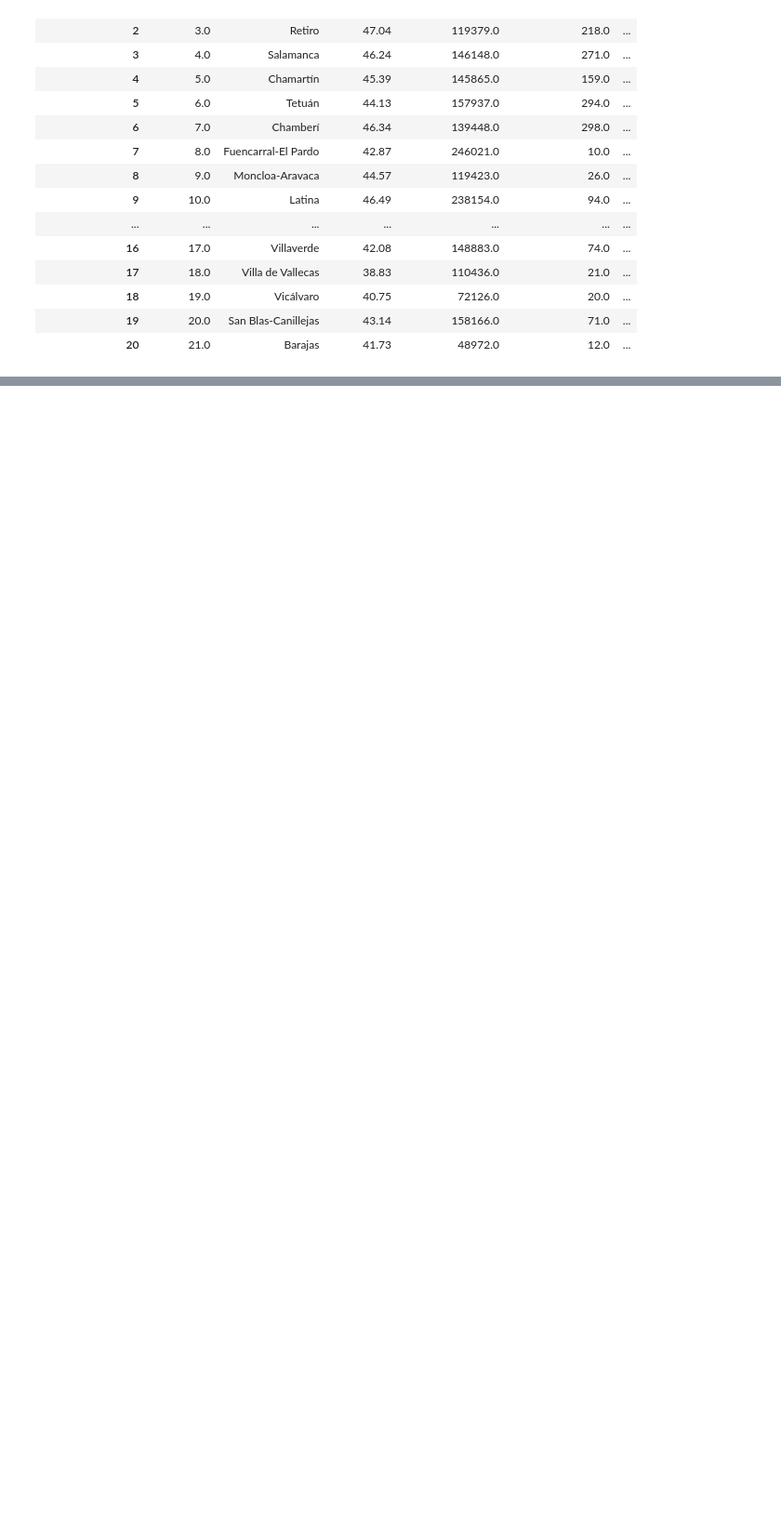
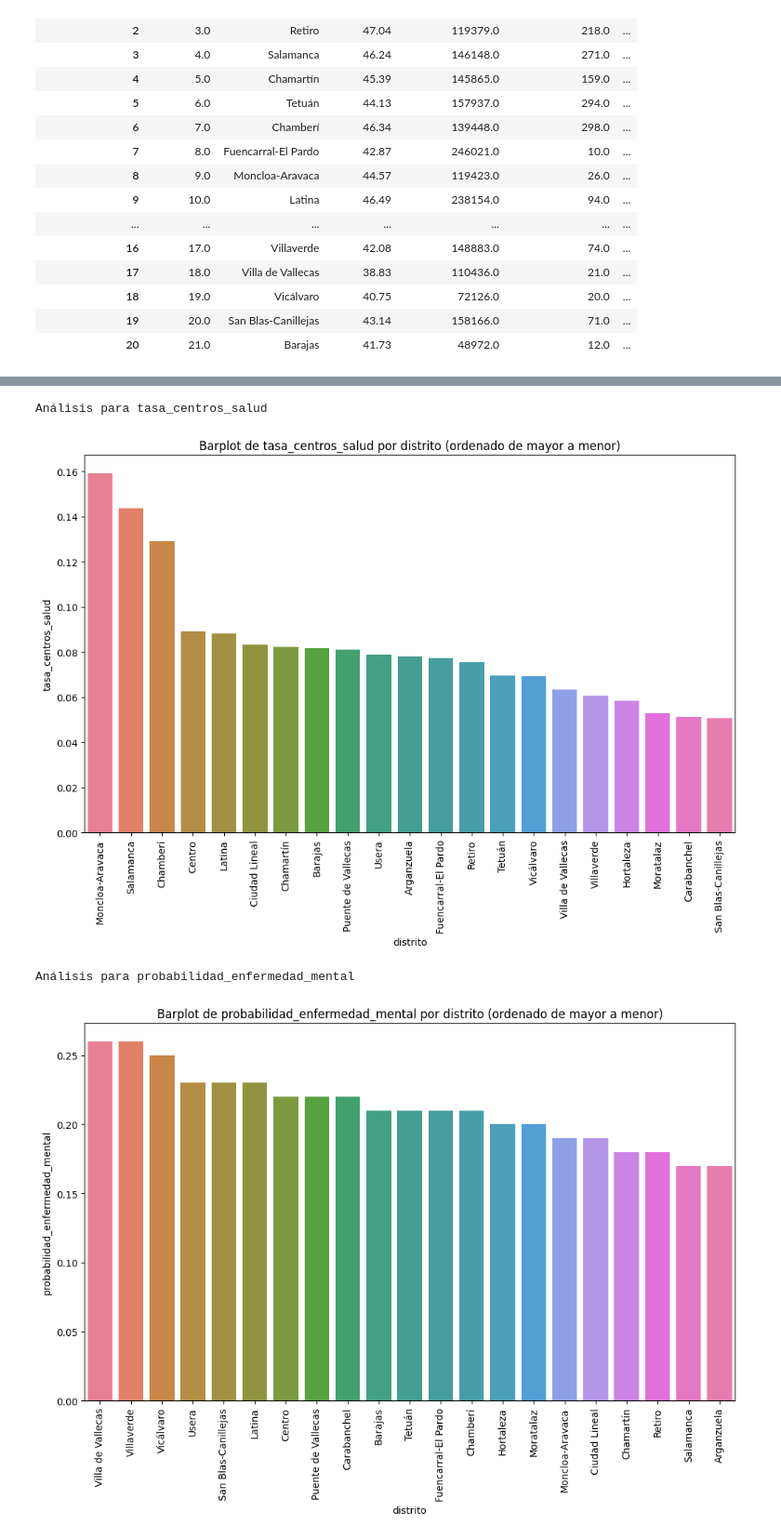
Before and after one commit to almudenaolg/Desigualdad-Distritos-Madrid, a Jupyter notebook: code/exploratory.ipynb, the cells around one changed output, grey strips where cells are left out. Shown at 93% size. Saved outputs shown, nothing was run; the diff lists cells and outputs as text; code cells hidden in the pictures; blank space fills up the shorter version.

Commit message:
AHP y retoques finales en datos

```diff
--- a/code/exploratory.ipynb
+++ b/code/exploratory.ipynb
@@ -232,0 +581,7 @@ Información sobre la inversión pública en cada distrito y área de gasto.
+# %%
+#Seleccionamos las columnas finales
+df_salud = df_salud[['cod_distrito', 'distrito', 'autopercepcion_salud_buena',
+       'consumo_de_medicamentos', 'presencia_enfermedad_cronica',
+       'probabilidad_enfermedad_mental', 'sedentarismo', 'esperanza_vida',
+       'tasa_discapacitados', 'tasa_centros_sanitarios']]
+df_salud
@@ -339,12 +645,0 @@ df_centros_salud = df_centros_salud.groupby('cod_distrito').size().reset_index(n
-# %%
-# Realizar el merge para tener el recuento de centros sanitarios en el dataframe de salud
-df_salud = pd.merge(df_salud, df_centros_salud, on='cod_distrito', how='left')
-
-# Calcular la tasa de centros por mil habitantes
-df_salud['tasa_centros_salud'] = (df_salud['recuento_centros'] / df_salud['numero_habitantes']) * 1000
-
-# Seleccionar las columnas finales
-df_salud = df_salud[['cod_distrito', 'distrito', 'tasa_centros_salud',
-                     'probabilidad_enfermedad_mental',
-                     'autopercepcion_salud_buena',
-                     'sedentarismo', 'presencia_enfermedad_cronica', 'esperanza_vida']]
@@ -859,0 +1114,14 @@ df_inversiones
+# %%
+variables_num_salud = ['tasa_centros_salud',
+       'probabilidad_enfermedad_mental', 'autopercepcion_salud_buena',
+       'sedentarismo', 'presencia_enfermedad_cronica', 'esperanza_vida']
+
+# Iterar sobre la lista y para aplicar la función
+for variable in variables_num_salud:
+    print(f"Análisis para {variable}")
+    eda_bi_distritos(df_salud, variable, 'distrito')
+# %% [output]
+Análisis para tasa_centros_salud
+[figure, added]
+Análisis para probabilidad_enfermedad_mental
+[figure, added]
```
Also changed, not shown: parts of 166 cells of this notebook, 2 other files.
